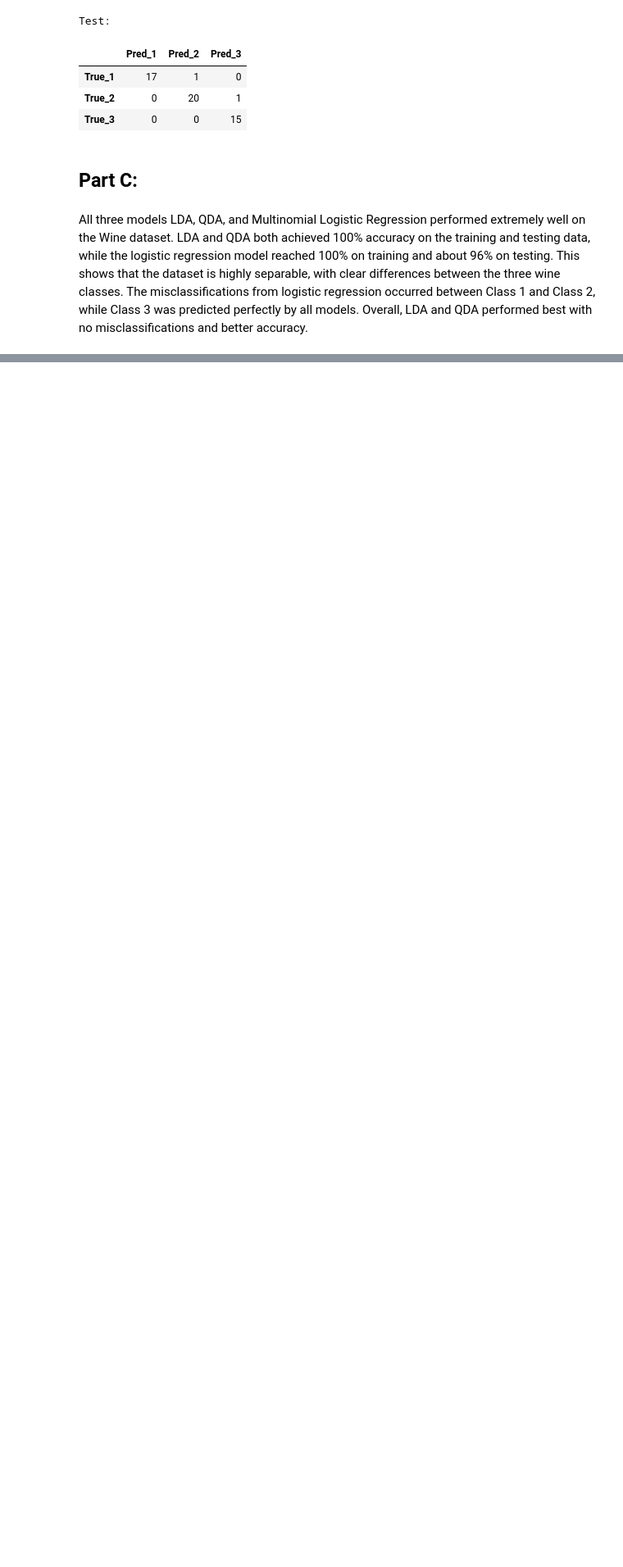
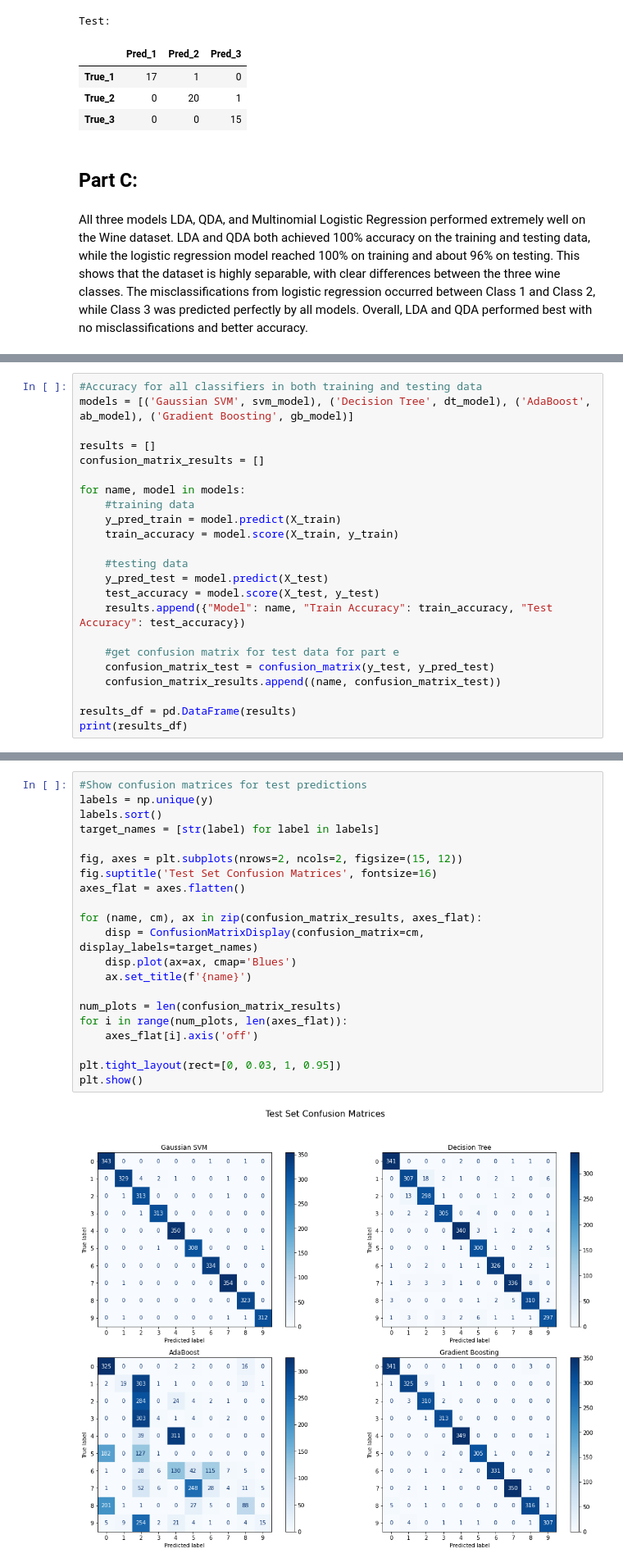
Before and after one commit to manaspgandhi/cs-598-psl, a Jupyter notebook: assignment4/main.ipynb, the cells around one changed output, grey strips where cells are left out. Shown at 82% size. Drawn from its saved outputs; the diff is of its cells as text; blank space fills up the shorter version.

```diff
--- a/assignment4/main.ipynb
+++ b/assignment4/main.ipynb
@@ -147,0 +187,23 @@ All three models LDA, QDA, and Multinomial Logistic Regression performed extreme
+# %%
+#Accuracy for all classifiers in both training and testing data
+models = [('Gaussian SVM', svm_model), ('Decision Tree', dt_model), ('AdaBoost', ab_model), ('Gradient Boosting', gb_model)]
+
+results = []
+confusion_matrix_results = []
+
+for name, model in models:
+    #training data
+    y_pred_train = model.predict(X_train)
+    train_accuracy = model.score(X_train, y_train)
+
+    #testing data
+    y_pred_test = model.predict(X_test)
+    test_accuracy = model.score(X_test, y_test)
+    results.append({"Model": name, "Train Accuracy": train_accuracy, "Test Accuracy": test_accuracy})
+
+    #get confusion matrix for test data for part e
+    confusion_matrix_test = confusion_matrix(y_test, y_pred_test)
+    confusion_matrix_results.append((name, confusion_matrix_test))
+
+results_df = pd.DataFrame(results)
+print(results_df)
@@ -147,0 +227,23 @@ All three models LDA, QDA, and Multinomial Logistic Regression performed extreme
+# %%
+#Show confusion matrices for test predictions
+labels = np.unique(y)
+labels.sort()
+target_names = [str(label) for label in labels]
+
+fig, axes = plt.subplots(nrows=2, ncols=2, figsize=(15, 12))
+fig.suptitle('Test Set Confusion Matrices', fontsize=16)
+axes_flat = axes.flatten()
+
+for (name, cm), ax in zip(confusion_matrix_results, axes_flat):
+    disp = ConfusionMatrixDisplay(confusion_matrix=cm, display_labels=target_names)
+    disp.plot(ax=ax, cmap='Blues')
+    ax.set_title(f'{name}')
+
+num_plots = len(confusion_matrix_results)
+for i in range(num_plots, len(axes_flat)):
+    axes_flat[i].axis('off')
+
+plt.tight_layout(rect=[0, 0.03, 1, 0.95])
+plt.show()
+# %% [output]
+[figure, added]
```
Also changed, not shown: parts of 10 cells of this notebook, 1 other file.
